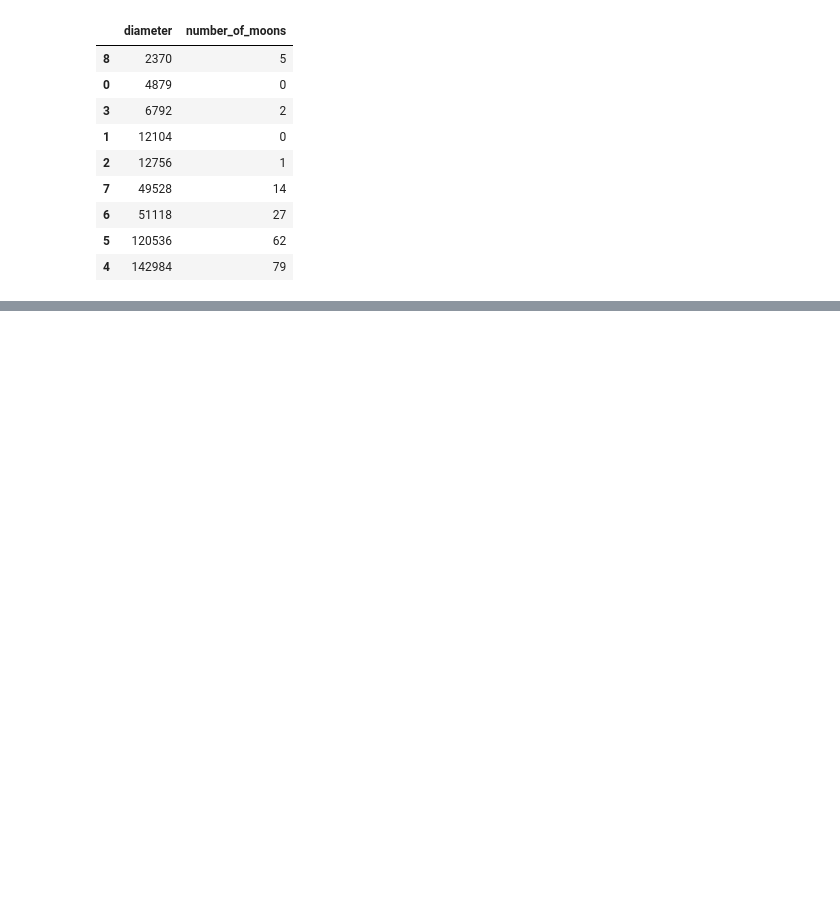
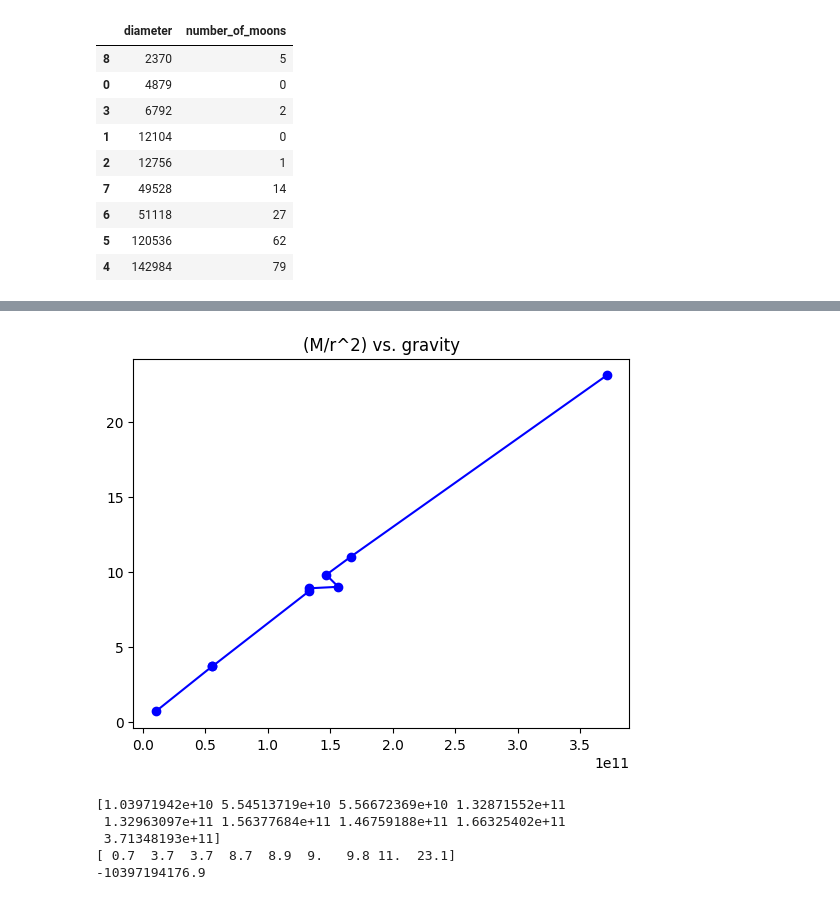
Before and after one commit to koisoysauce/space-projects, a Jupyter notebook: 01-planet-analysis/notebook.ipynb, the cells around one changed output, grey strips where cells are left out. Drawn from its saved outputs; the diff is of its cells as text; code cells hidden in the pictures; blank space fills up the shorter version.

```diff
--- a/01-planet-analysis/notebook.ipynb
+++ b/01-planet-analysis/notebook.ipynb
@@ -144,3 +155,23 @@ df3.head()
+# %%
+# Make a graph of (M/r^2) vs. gravity
+# Slope should be G (6.674e-11)
+mass_kg = df3['mass'] * 1e24
+radius_m = df3['diameter'] / 2 * 1000
+x_var = np.array(mass_kg / radius_m ** 2)
+y_var = np.array(df3['gravity'])
+plt.plot(x_var, y_var, 'bo-')
+plt.title("(M/r^2) vs. gravity")
+plt.show()
+print(x_var)
+print(y_var)
+print(23.1-0.7 / 3.71348193e+11-1.03971942e+10)
+# %% [output]
+[figure, added]
+[1.03971942e+10 5.54513719e+10 5.56672369e+10 1.32871552e+11
+ 1.32963097e+11 1.56377684e+11 1.46759188e+11 1.66325402e+11
+ 3.71348193e+11]
+[ 0.7  3.7  3.7  8.7  8.9  9.   9.8 11.  23.1]
+-10397194176.9
 # %%
 # 4. How long is a year on each planet relative to Earth?
 # %%
```
Also changed, not shown: parts of 4 cells of this notebook.
